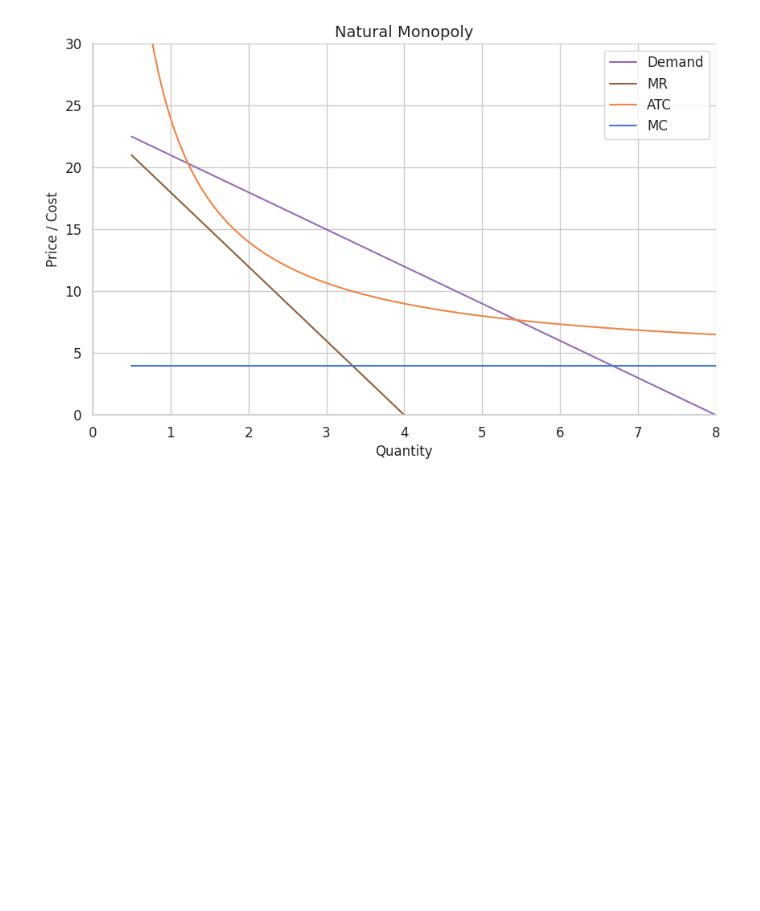
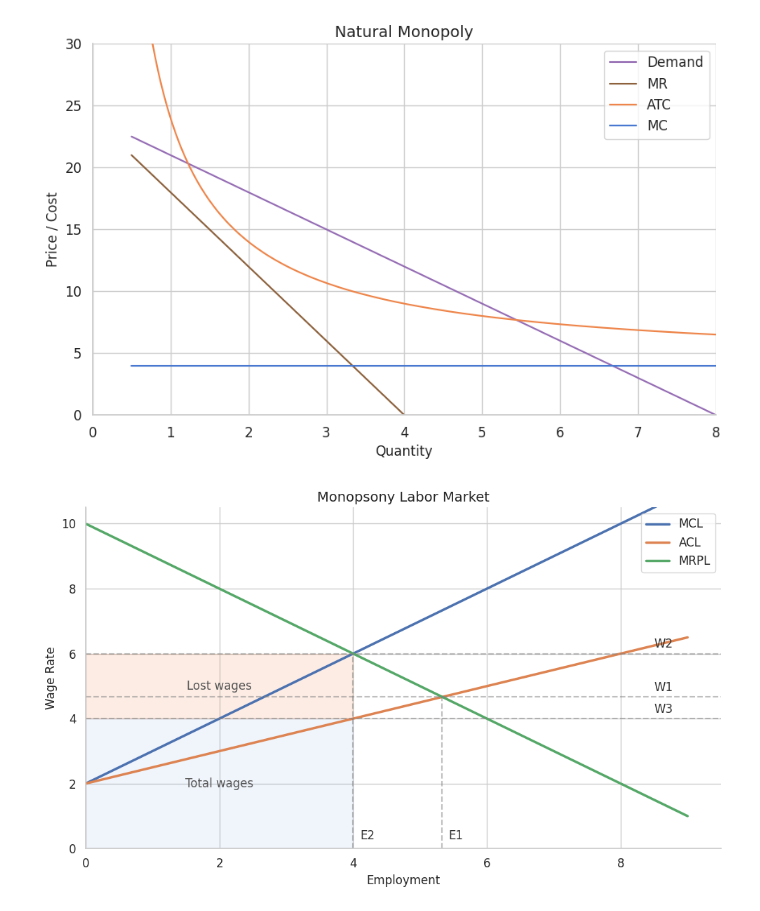
Before and after one commit to BarryS27/Study-Notes, a Jupyter notebook: ap-microecon/assets/ap_microecon.ipynb, the cells around one changed output. Saved outputs shown, nothing was run; the diff lists cells and outputs as text; code cells hidden in the pictures; blank space fills up the shorter version.

Commit message:
add monopsony

```diff
--- a/ap-microecon/assets/ap_microecon.ipynb
+++ b/ap-microecon/assets/ap_microecon.ipynb
@@ -130,3 +131,55 @@ plt.xlim(0, 8)
 plt.show()
 # %% [output]
 [figure]
+# %%
+x = np.linspace(0, 9, 100)
+df = pd.DataFrame({
+    'Employment': x,
+    'MCL': 2 + x,
+    'ACL': 2 + 0.5 * x,
+    'MRPL': 10 - x
+})
+
+df_melted = df.melt('Employment', var_name='Curve', value_name='Wage Rate')
+
+e2, w2, w3 = 4, 6, 4
+e1, w1 = 5.33, 4.67
+
+fig, ax = plt.subplots()
+
+sns.lineplot(data=df_melted, x='Employment', y='Wage Rate', hue='Curve',
+             linewidth=2.5, ax=ax)
+
+ax.set_title("Monopsony Labor Market")
+
+line_kws = {'color': 'gray', 'linestyle': '--', 'alpha': 0.5, 'linewidth': 1.5}
+ax.axhline(w2, **line_kws)
+ax.axhline(w1, **line_kws)
+ax.axhline(w3, **line_kws)
+
+ax.plot([e2, e2], [0, w2], **line_kws)
+ax.plot([e1, e1], [0, w1], **line_kws)
+
+text_opts = {'fontsize': 12, 'color': '#333333', 'va': 'bottom'}
+ax.text(8.5, w2 + 0.1, "W2", **text_opts)
+ax.text(8.5, w1 + 0.1, "W1", **text_opts)
+ax.text(8.5, w3 + 0.1, "W3", **text_opts)
+
+ax.text(e2 + 0.1, 0.2, "E2", **text_opts)
+ax.text(e1 + 0.1, 0.2, "E1", **text_opts)
+
+ax.fill_between([0, e2], 0, w3, color=c[0], alpha=0.08)
+ax.fill_between([0, e2], w3, w2, color=c[1], alpha=0.15)
+
+ax.text(e2/2, w3/2, "Total wages", ha='center', va='center', color='#555555')
+ax.text(e2/2, (w2+w3)/2, "Lost wages", ha='center', va='center', color='#555555')
+
+ax.set_xlim(0, 9.5)
+ax.set_ylim(0, 10.5)
+
+plt.legend(loc='upper right', frameon=True)
+
+plt.tight_layout()
+plt.show()
+# %% [output]
+[figure, added]
```
Also changed, not shown: parts of 3 cells of this notebook.
